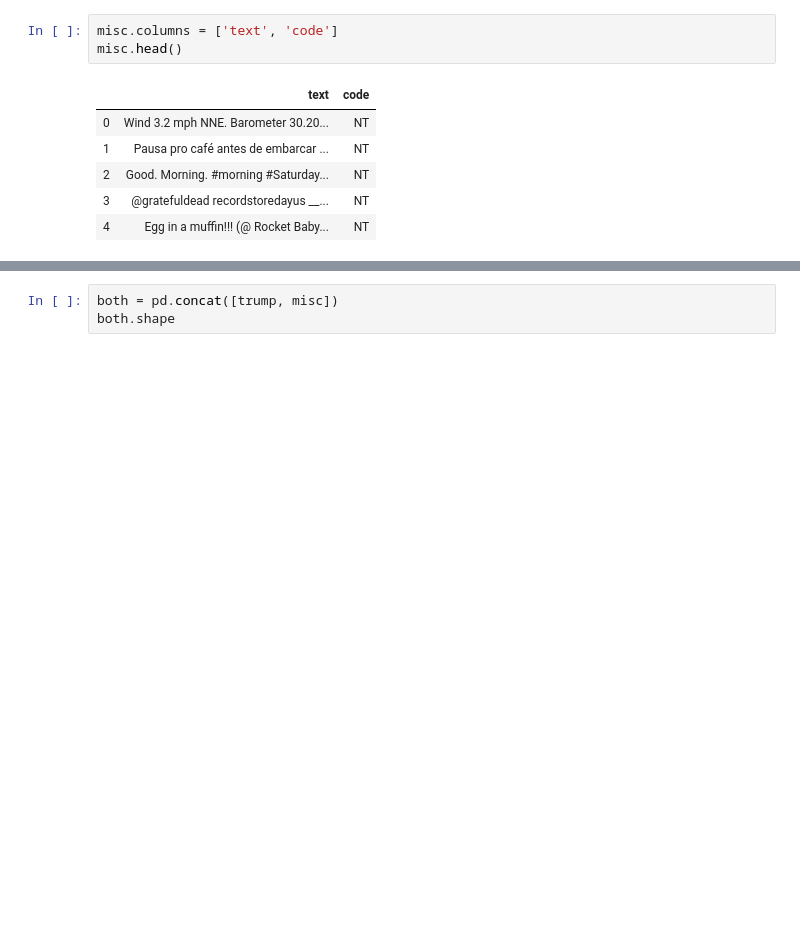
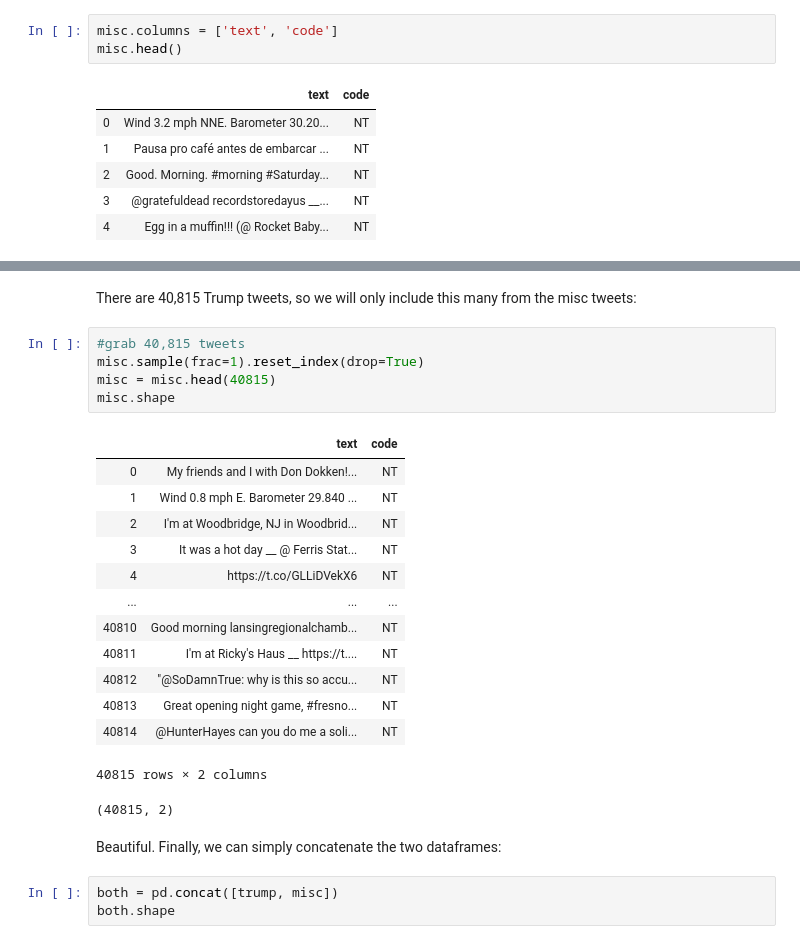
Before and after one commit to Data-Science-for-Linguists-2020/Sentiment-Analysis-of-Trump-Tweets, a Jupyter notebook: code/project_code.ipynb, the cells around one changed output, grey strips where cells are left out. Cells and saved outputs as stored; diff of their text form; blank space fills up the shorter version.

```diff
--- a/code/project_code.ipynb
+++ b/code/project_code.ipynb
@@ -350,3 +410,27 @@ Beautiful. Now we have two separate dataframes of tweets: one set is comprised o
+# %% [markdown]
+There are 40,815 Trump tweets, so we will only include this many from the misc tweets:
+# %%
+#grab 40,815 tweets
+misc.sample(frac=1).reset_index(drop=True)
+misc = misc.head(40815)
+misc.shape
+# %% [output]
+|  | text | code |
+| 0 | My friends and I with Don Dokken!... | NT |
+| 1 | Wind 0.8 mph E. Barometer 29.840 ... | NT |
+| 2 | I'm at Woodbridge, NJ in Woodbrid... | NT |
+| 3 | It was a hot day __ @ Ferris Stat... | NT |
+| 4 | https://t.co/GLLiDVekX6 | NT |
+| ... | ... | ... |
+| 40810 | Good morning lansingregionalchamb... | NT |
+| 40811 | I'm at Ricky's Haus __ https://t.... | NT |
+| 40812 | "@SoDamnTrue: why is this so accu... | NT |
+| 40813 | Great opening night game, #fresno... | NT |
+| 40814 | @HunterHayes can you do me a soli... | NT |
+40815 rows × 2 columns
+(40815, 2)
+# %% [markdown]
+Beautiful. Finally, we can simply concatenate the two dataframes:
 # %%
 both = pd.concat([trump, misc])
 both.shape
```
Also changed, not shown: parts of 29 cells of this notebook, 6 other files.
